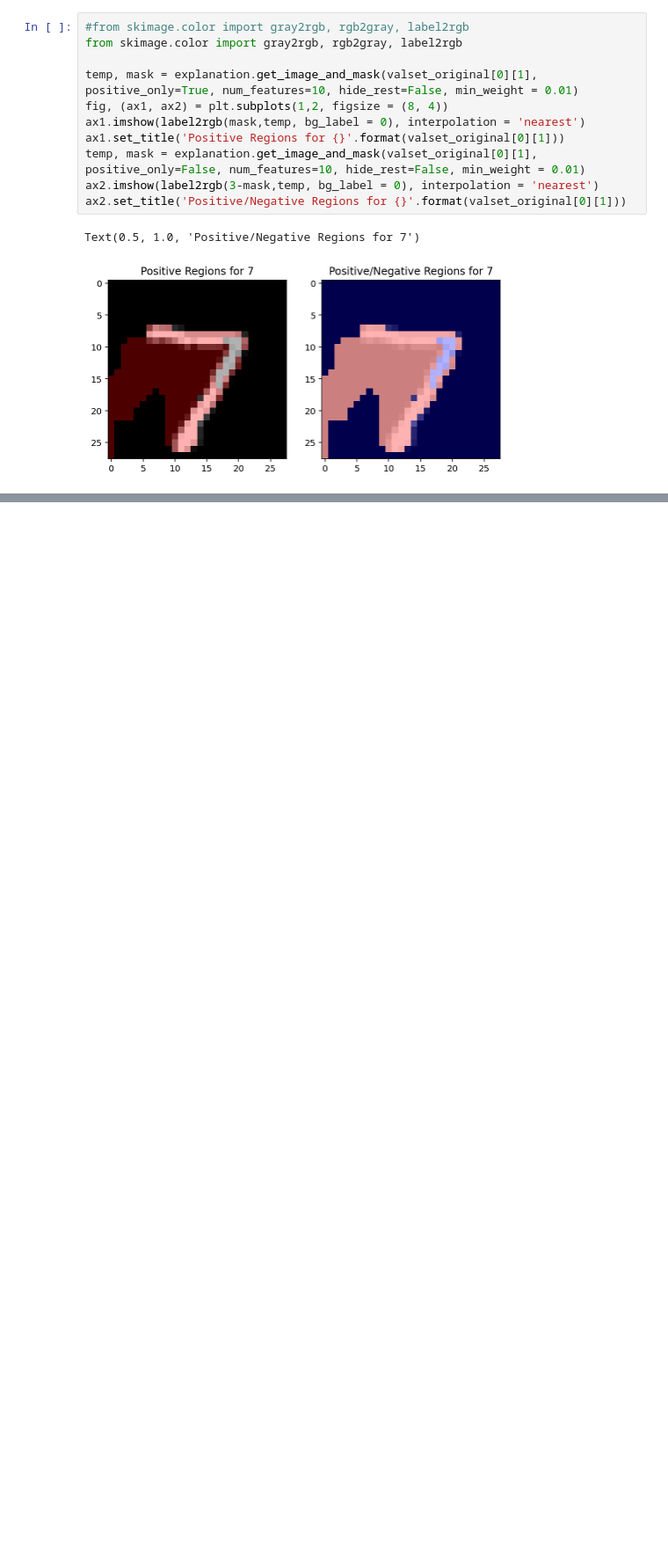
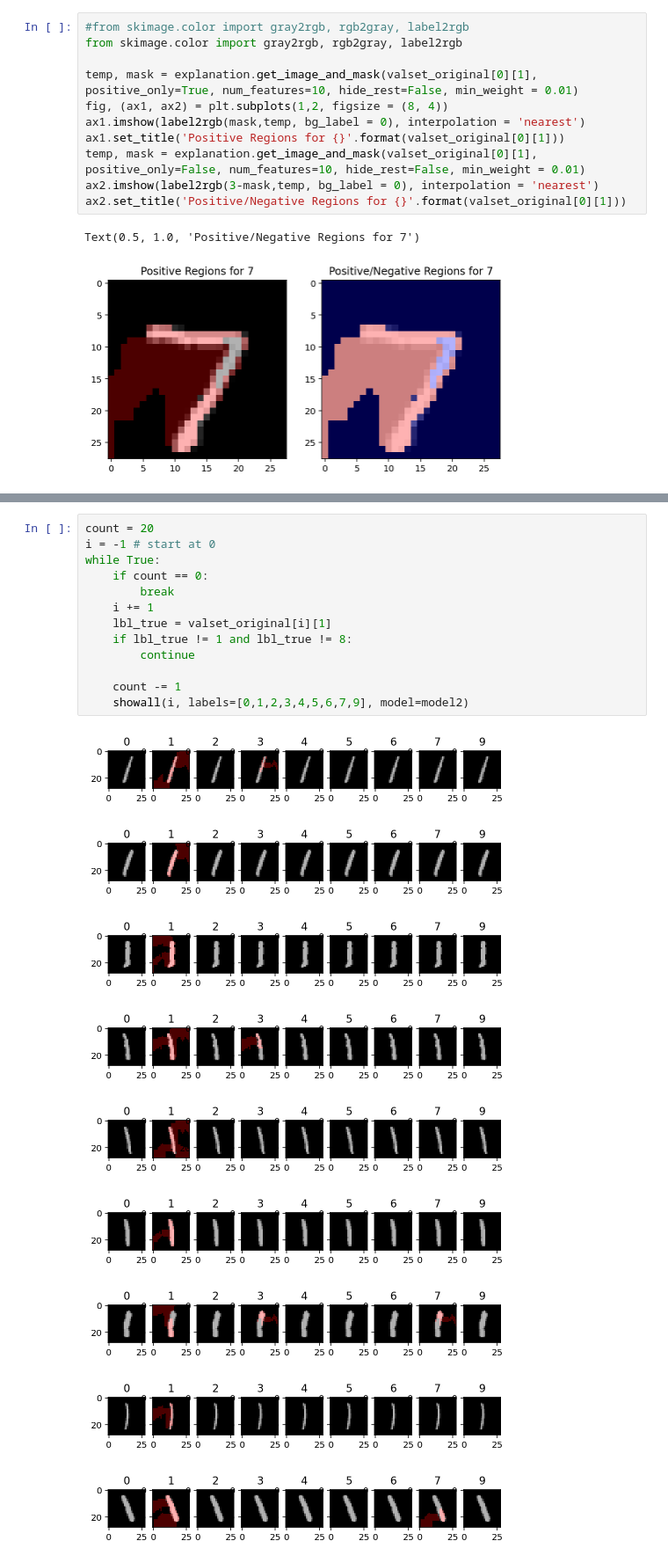
Before and after one commit to pkage/class_introspection, a Jupyter notebook: initial-explorations/MNIST - pytorch.ipynb, the cells around one changed output, grey strips where cells are left out. Shown at 88% size. Drawn from its saved outputs; the diff is of its cells as text; blank space fills up the shorter version.

```diff
--- a/initial-explorations/MNIST - pytorch.ipynb
+++ b/initial-explorations/MNIST - pytorch.ipynb
@@ -266,0 +351,23 @@ def showall():
+# %%
+count = 20
+i = -1 # start at 0
+while True:
+    if count == 0:
+        break
+    i += 1
+    lbl_true = valset_original[i][1]
+    if lbl_true != 1 and lbl_true != 8:
+        continue
+
+    count -= 1
+    showall(i, labels=[0,1,2,3,4,5,6,7,9], model=model2)
+# %% [output]
+[figure, added]
+[figure, added]
+[figure, added]
+[figure, added]
+[figure, added]
+[figure, added]
+[figure, added]
+[figure, added]
+[figure, added]
```
Also changed, not shown: parts of 18 cells of this notebook.
